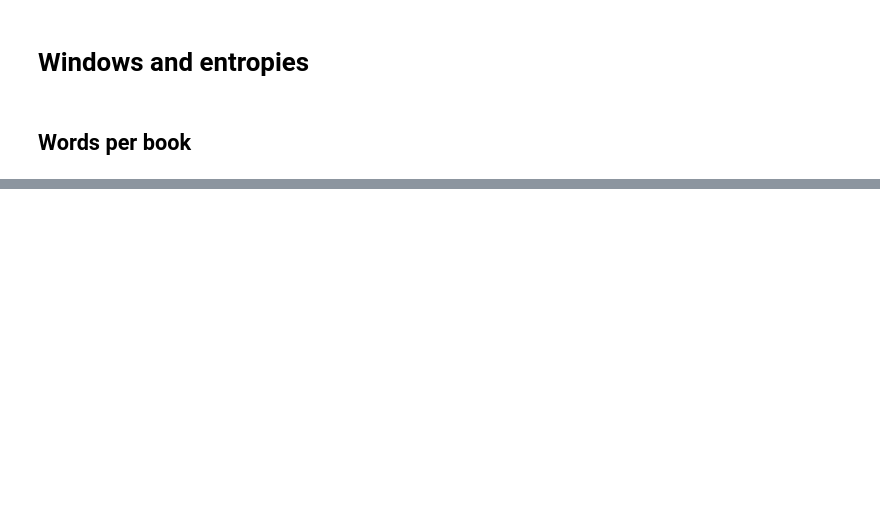
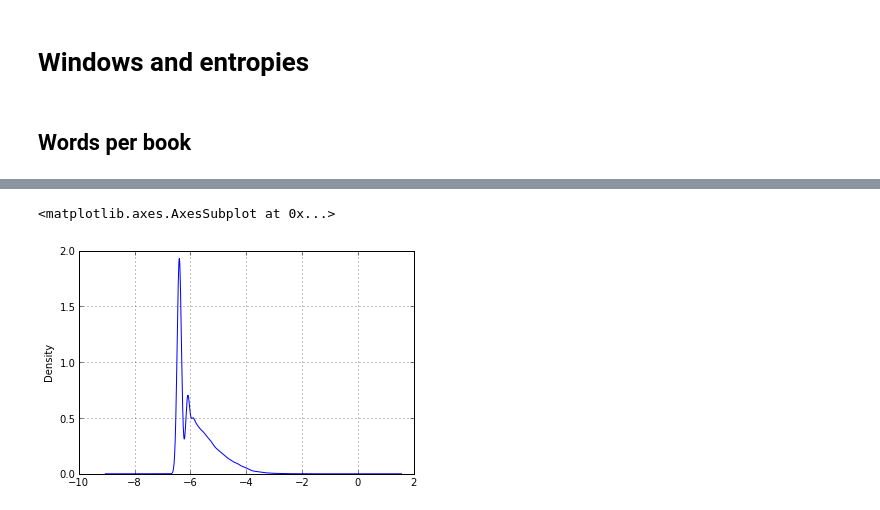
Before and after one commit to alepulver/tp-final-incc, a Jupyter notebook: Windows and entropies.ipynb, the cells around one changed output, grey strips where cells are left out. Saved outputs shown, nothing was run; the diff lists cells and outputs as text; code cells hidden in the pictures; blank space fills up the shorter version.

Commit message:
Add convenient Pandas output for plotting the data

```diff
--- a/Windows and entropies.ipynb
+++ b/Windows and entropies.ipynb
@@ -46,0 +16,10 @@ pandas.stats.moments.rolling_count(test4, 500).plot()
+# %%
+someBooks = aBookCollection.sample_books(60)
+aPossibleFeatureAnalyzer = bc.PossibleFeatureAnalyzer.from_book_collection(someBooks)
+# %%
+freqDf = aPossibleFeatureAnalyzer.frequencies().dataframe_total()
+# %%
+freqDf.apply(numpy.log10).plot(kind='kde')
+# %% [output]
+<matplotlib.axes.AxesSubplot at 0x...>
+[figure, added]
```
Also changed, not shown: parts of 23 cells of this notebook, 6 other files.
